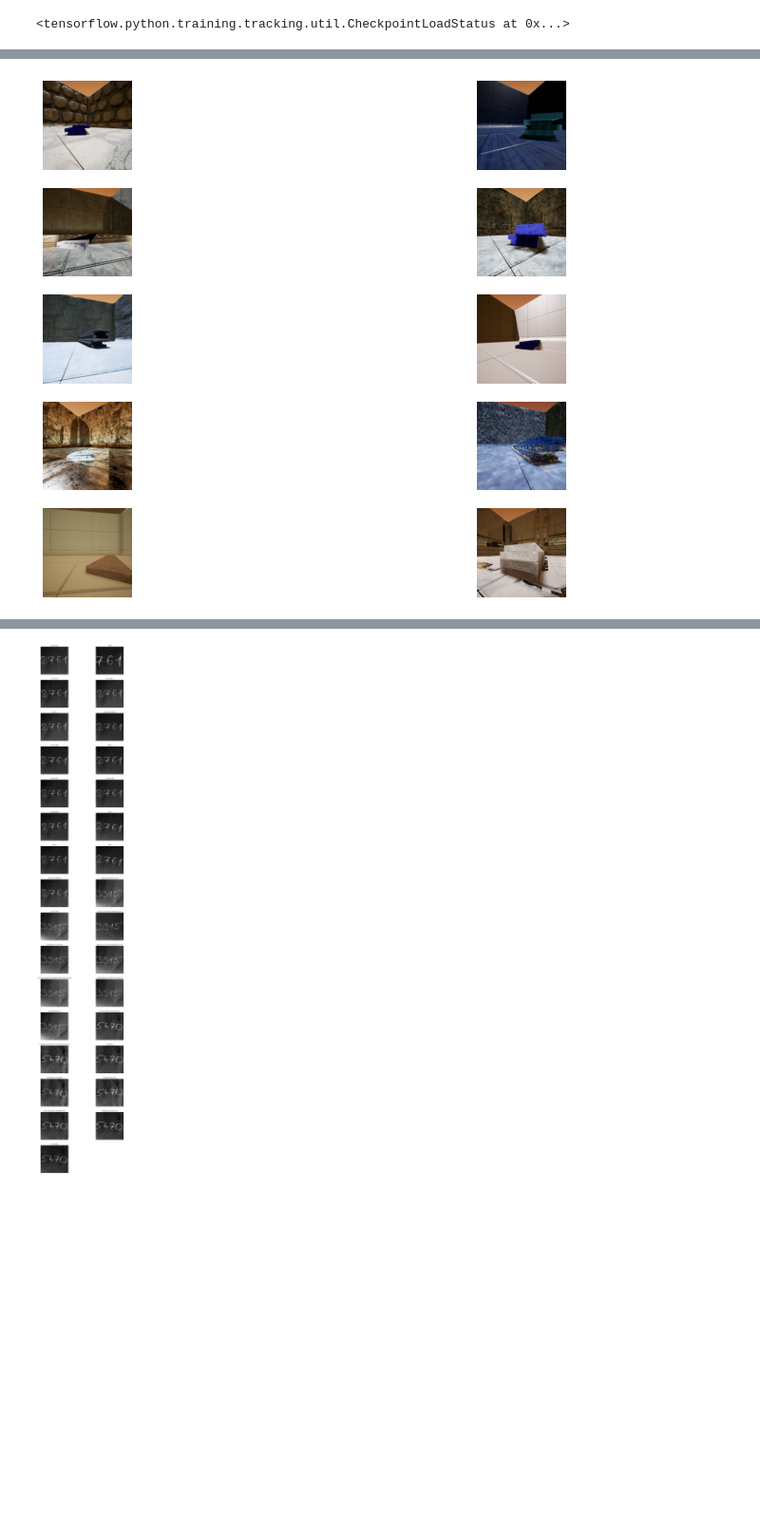
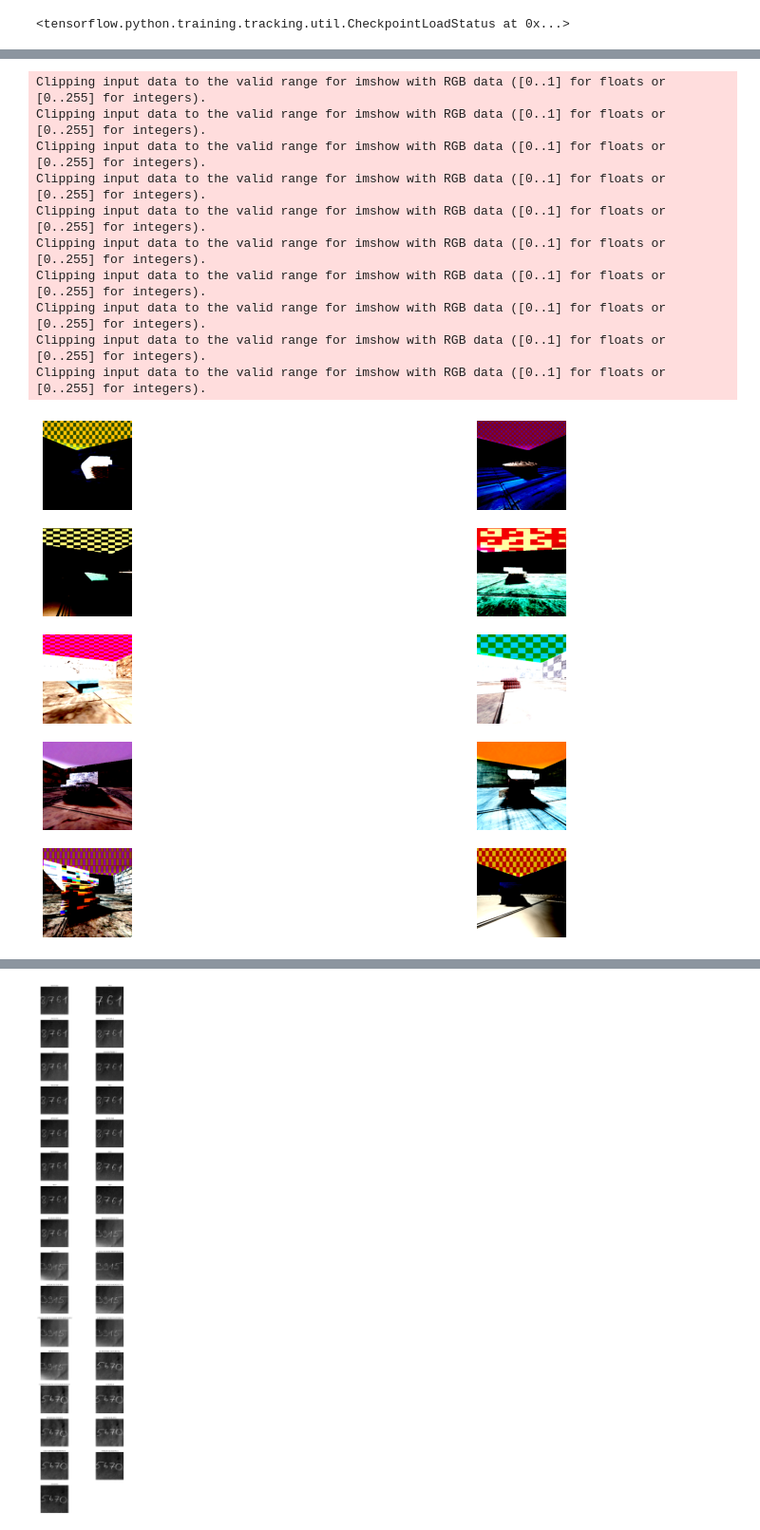
Before and after one commit to tunmustard/features_extractions, a Jupyter notebook: projects/billid/main_billid_256x256_t22_unet.ipynb, the cells around one changed output, grey strips where cells are left out. Shown at 95% size. Saved outputs shown, nothing was run; the diff lists cells and outputs as text; code cells hidden in the pictures; blank space fills up the shorter version.

```diff
--- a/projects/billid/main_billid_256x256_t22_unet.ipynb
+++ b/projects/billid/main_billid_256x256_t22_unet.ipynb
@@ -25,7 +27,7 @@ from featexlib import Debug as dbug
 from featexlib import *
 # %%
 ###Load data
-x_load, y_load = Image_generator.load_data(save_dir = "../../Data/billid/training_data/", name="ndds_256x256_2000")
+x_load, y_load = Image_generator.load_data(save_dir = "../../Data/billid/training_data/", name="ndds_256x256_5000")
 
 print("===================================")
 
@@ -43,7 +45,7 @@ Show first 4 images of x,y:
 # %%
 ###Split data to test and train
 n_offset = 0
-n_train = 1900
+n_train = 4900
 n_test = 100
 pic_h = x_load.shape[1]
 pic_w = x_load.shape[2]
@@ -167,4 +328,4 @@ model = unet()
 # %%
-model.fit(xs, ys, batch_size=20, epochs=5)
+model.fit(xs, ys, batch_size=10, epochs=5)
 # %% [output]
 Epoch 1/5
@@ -188,6 +363,6 @@ model.load_weights('../../models/billid_256x256_unet_acc09852')
 # %%
 ###Continue model training
 model = unet()
-model.load_weights('./models/dig4_256x256_unet_acc09867')
-model.fit(xs, ys, batch_size=10, epochs=10)
+model.load_weights('../../models/billid_256x256_unet_vgg16_acc09832')
+#model.fit(xs, ys, batch_size=10, epochs=10)
 # %% [output]
@@ -215,7 +370,17 @@ Epoch 10/10
 # %%
-y_pred = model(xs_test[10:20]).numpy()
+y_pred = model(xs[10:20]).numpy()
 #dbug.show_images_list(xs_test[:10].reshape(-1,pic_h,pic_w,pic_ch), col_number = 5)
-dbug.show_images_list(x_test[10:20].reshape(-1,pic_h,pic_w,pic_ch), col_number = 2, height = 2)
+dbug.show_images_list(x_train[10:20].reshape(-1,pic_h,pic_w,pic_ch), col_number = 2, height = 2)
 dbug.show_images_list(y_pred.reshape(-1,pic_h,pic_w), col_number = 2, height = 2)
 # %% [output]
+Clipping input data to the valid range for imshow with RGB data ([0..1] for floats or [0..255] for integers).
+Clipping input data to the valid range for imshow with RGB data ([0..1] for floats or [0..255] for integers).
+Clipping input data to the valid range for imshow with RGB data ([0..1] for floats or [0..255] for integers).
+Clipping input data to the valid range for imshow with RGB data ([0..1] for floats or [0..255] for integers).
+Clipping input data to the valid range for imshow with RGB data ([0..1] for floats or [0..255] for integers).
+Clipping input data to the valid range for imshow with RGB data ([0..1] for floats or [0..255] for integers).
+Clipping input data to the valid range for imshow with RGB data ([0..1] for floats or [0..255] for integers).
+Clipping input data to the valid range for imshow with RGB data ([0..1] for floats or [0..255] for integers).
+Clipping input data to the valid range for imshow with RGB data ([0..1] for floats or [0..255] for integers).
+Clipping input data to the valid range for imshow with RGB data ([0..1] for floats or [0..255] for integers).
-[figure, old version]
+[figure, new version]
```
Also changed, not shown: parts of 19 cells of this notebook, 2 other files.
